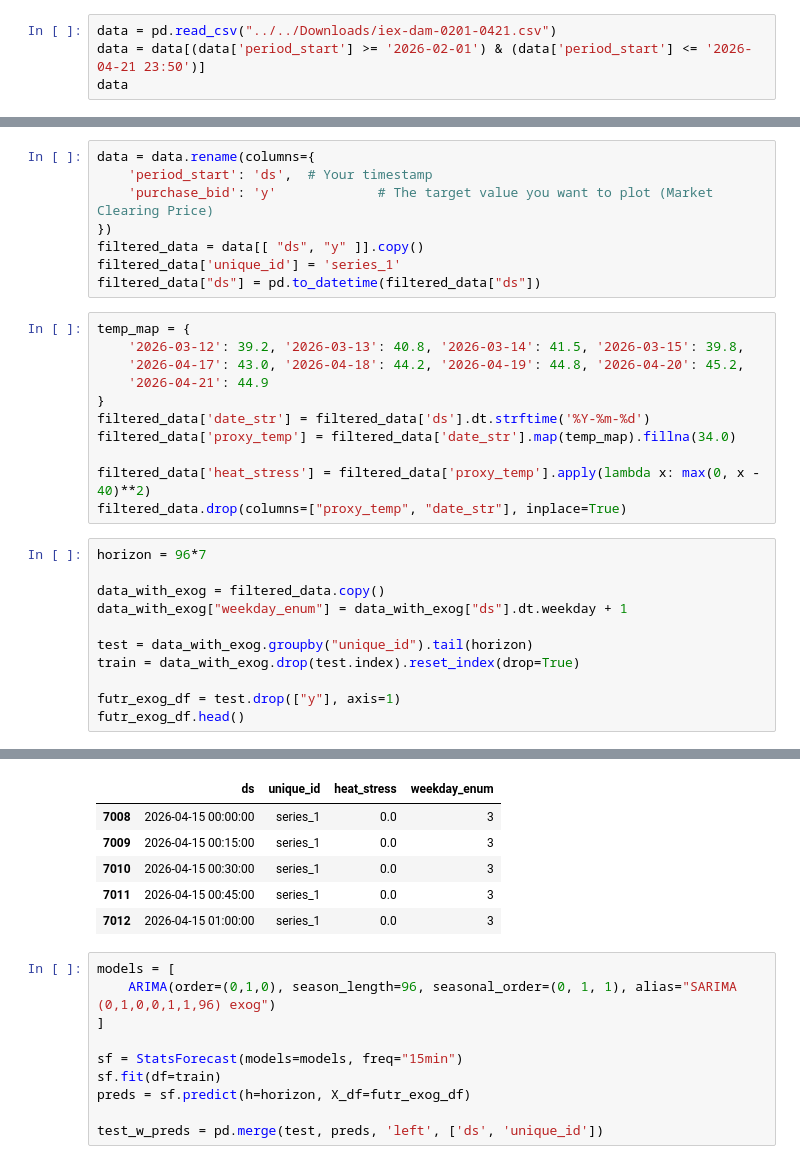
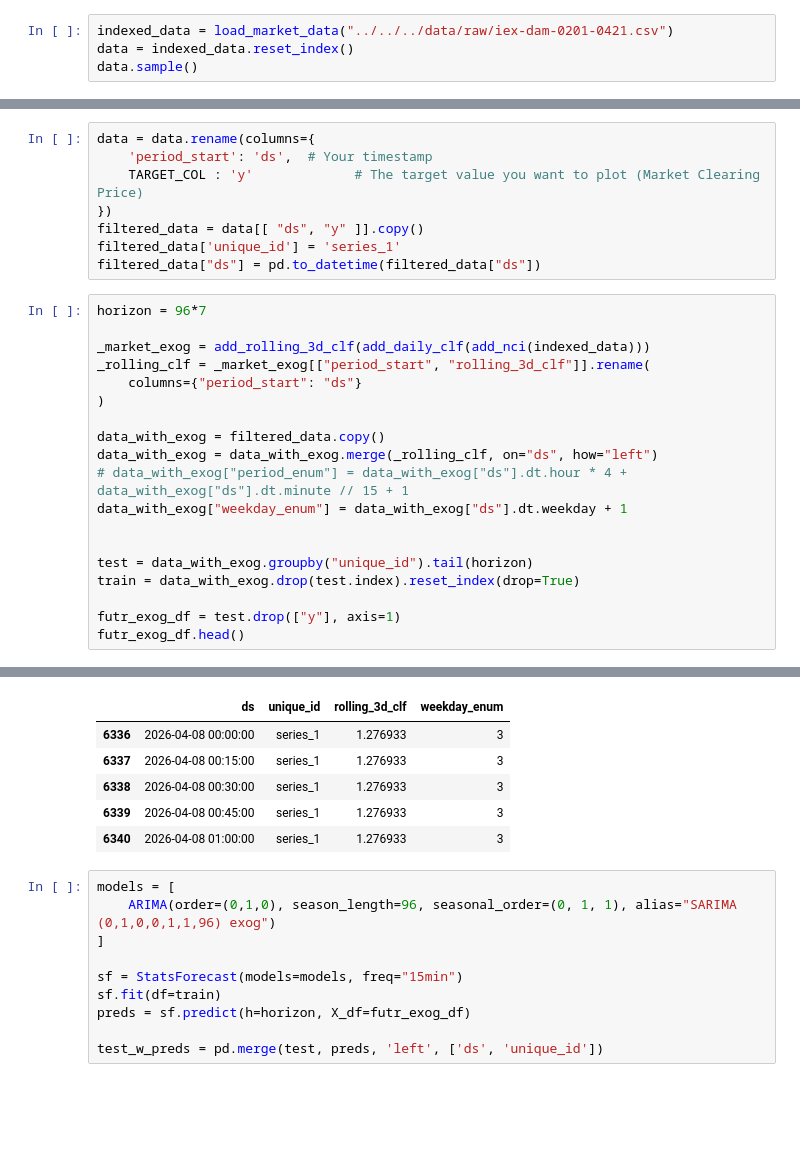
Before and after one commit to dhruvilsangani/EarthSync, a Jupyter notebook: notebooks/05_submission/ts-forecast/Result-PB.ipynb, the cells around one changed output, grey strips where cells are left out. Cells and saved outputs as stored; diff of their text form; blank space fills up the shorter version.

```diff
--- a/notebooks/05_submission/ts-forecast/Result-PB.ipynb
+++ b/notebooks/05_submission/ts-forecast/Result-PB.ipynb
@@ -16,6 +45,6 @@ from statsforecast.models import ARIMA
 # %%
-data = pd.read_csv("../../Downloads/iex-dam-0201-0421.csv")
-data = data[(data['period_start'] >= '2026-02-01') & (data['period_start'] <= '2026-04-21 23:50')]
-data
+indexed_data = load_market_data("../../../data/raw/iex-dam-0201-0421.csv")
+data = indexed_data.reset_index()
+data.sample()
 # %% [output]
 |  | period_start | period | purchase_bid | sell_bid | mcv | mcp | final_scheduled_volume |
@@ -34,27 +52,24 @@ data
 # %%
 data = data.rename(columns={
     'period_start': 'ds',  # Your timestamp
-    'purchase_bid': 'y'             # The target value you want to plot (Market Clearing Price)
+    TARGET_COL : 'y'             # The target value you want to plot (Market Clearing Price)
 })
 filtered_data = data[[ "ds", "y" ]].copy()
 filtered_data['unique_id'] = 'series_1'
 filtered_data["ds"] = pd.to_datetime(filtered_data["ds"])
-# %%
-temp_map = {
-    '2026-03-12': 39.2, '2026-03-13': 40.8, '2026-03-14': 41.5, '2026-03-15': 39.8,
-    '2026-04-17': 43.0, '2026-04-18': 44.2, '2026-04-19': 44.8, '2026-04-20': 45.2,
-    '2026-04-21': 44.9
-}
-filtered_data['date_str'] = filtered_data['ds'].dt.strftime('%Y-%m-%d')
-filtered_data['proxy_temp'] = filtered_data['date_str'].map(temp_map).fillna(34.0)
-
-filtered_data['heat_stress'] = filtered_data['proxy_temp'].apply(lambda x: max(0, x - 40)**2)
-filtered_data.drop(columns=["proxy_temp", "date_str"], inplace=True)
 # %%
 horizon = 96*7
 
+_market_exog = add_rolling_3d_clf(add_daily_clf(add_nci(indexed_data)))
+_rolling_clf = _market_exog[["period_start", "rolling_3d_clf"]].rename(
+    columns={"period_start": "ds"}
+)
+
 data_with_exog = filtered_data.copy()
+data_with_exog = data_with_exog.merge(_rolling_clf, on="ds", how="left")
+# data_with_exog["period_enum"] = data_with_exog["ds"].dt.hour * 4 + data_with_exog["ds"].dt.minute // 15 + 1
 data_with_exog["weekday_enum"] = data_with_exog["ds"].dt.weekday + 1
+
 
 test = data_with_exog.groupby("unique_id").tail(horizon)
 train = data_with_exog.drop(test.index).reset_index(drop=True)
@@ -65,9 +81,9 @@ futr_exog_df.head()
-|  | ds | unique_id | heat_stress | weekday_enum |
-| 7008 | 2026-04-15 00:00:00 | series_1 | 0.0 | 3 |
-| 7009 | 2026-04-15 00:15:00 | series_1 | 0.0 | 3 |
-| 7010 | 2026-04-15 00:30:00 | series_1 | 0.0 | 3 |
-| 7011 | 2026-04-15 00:45:00 | series_1 | 0.0 | 3 |
-| 7012 | 2026-04-15 01:00:00 | series_1 | 0.0 | 3 |
+|  | ds | unique_id | rolling_3d_clf | weekday_enum |
+| 6336 | 2026-04-08 00:00:00 | series_1 | 1.276933 | 3 |
+| 6337 | 2026-04-08 00:15:00 | series_1 | 1.276933 | 3 |
+| 6338 | 2026-04-08 00:30:00 | series_1 | 1.276933 | 3 |
+| 6339 | 2026-04-08 00:45:00 | series_1 | 1.276933 | 3 |
+| 6340 | 2026-04-08 01:00:00 | series_1 | 1.276933 | 3 |
 # %%
 models = [
     ARIMA(order=(0,1,0), season_length=96, seasonal_order=(0, 1, 1), alias="SARIMA (0,1,0,0,1,1,96) exog")
```
Also changed, not shown: parts of 7 cells of this notebook, 16 other files.
